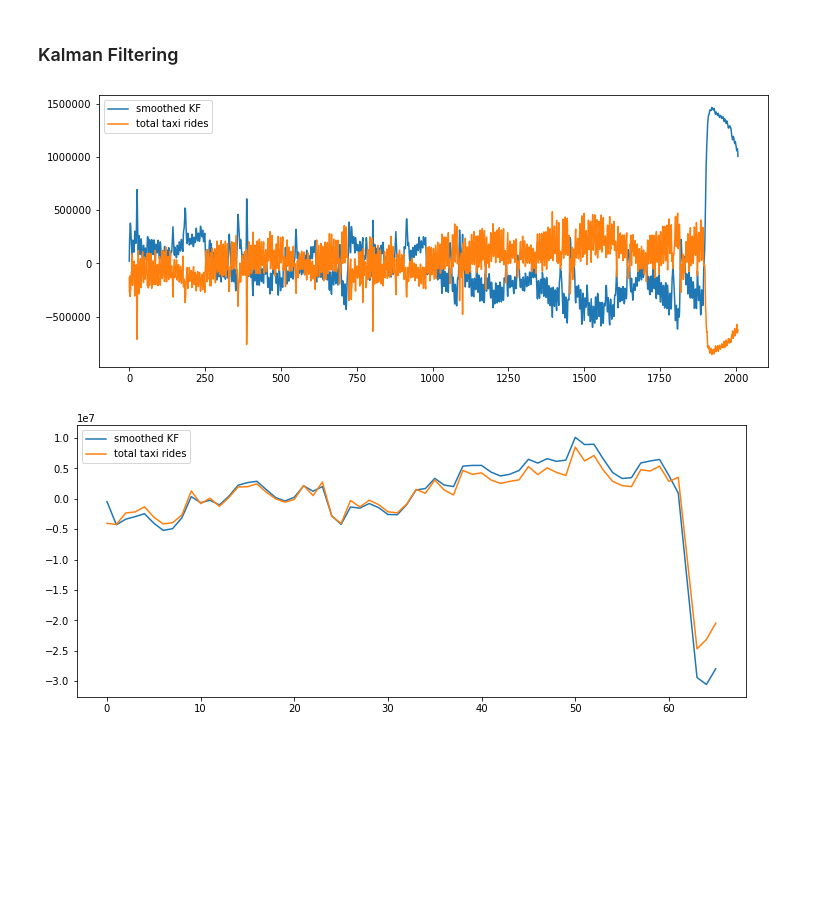
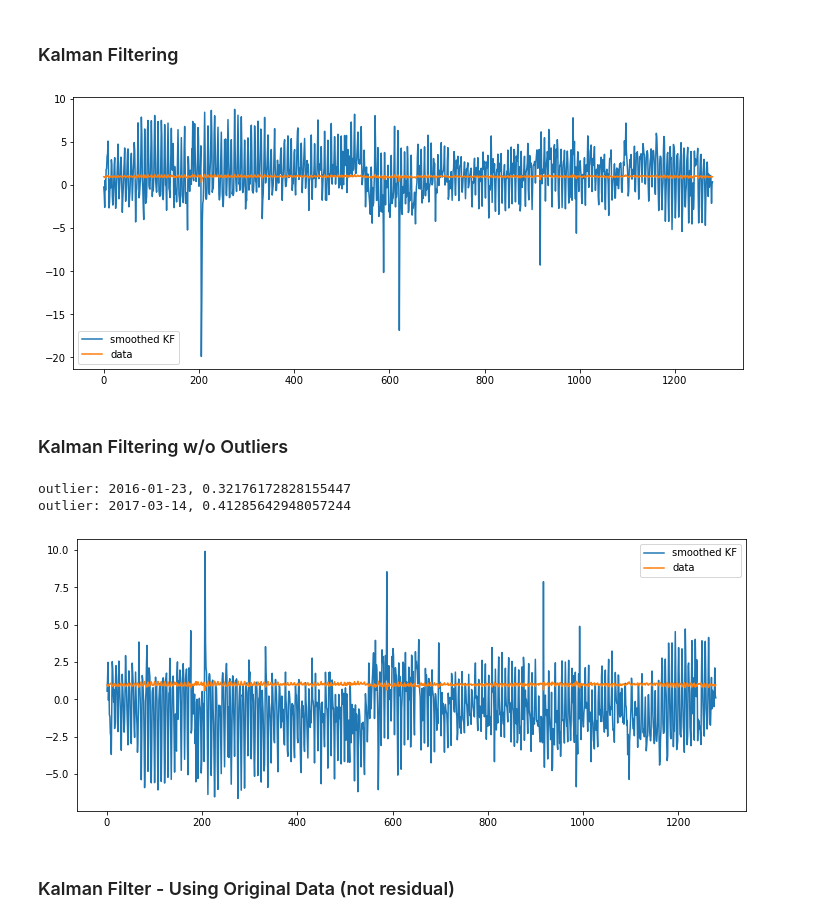
Before and after one commit to sujeongcha/TimeSeries-Transporation-and-Covid19, a Jupyter notebook: Modelling/taxi_modelling.ipynb, the cells around one changed output. Saved outputs shown, nothing was run; the diff lists cells and outputs as text; code cells hidden in the pictures; blank space fills up the shorter version.

```diff
--- a/Modelling/taxi_modelling.ipynb
+++ b/Modelling/taxi_modelling.ipynb
@@ -294,22 +272,23 @@ de_allPeriod = sm.tsa.tsatools.detrend(total_daily)
 n_dim_state = 1
 n_dim_obs = 1
 kf_daily = KalmanFilter(n_dim_state=n_dim_state, n_dim_obs=n_dim_obs,
-                  transition_matrices = np.eye(n_dim_state)*.9,
-                  transition_covariance = np.eye(n_dim_state)*10,
-                  observation_matrices = np.random.randn(n_dim_state*n_dim_obs).reshape(n_dim_obs, n_dim_state),
-                  observation_covariance = np.eye(n_dim_obs)*10,
-                  initial_state_mean = np.zeros(n_dim_state),
-                  initial_state_covariance = np.eye(n_dim_state))
-kf_daily = kf_daily.em(de_allPeriod, n_iter=5)
+                        transition_matrices = np.eye(n_dim_state)*.9,
+                        transition_covariance = np.eye(n_dim_state)*10,
+                        observation_matrices = np.random.randn(n_dim_state*n_dim_obs).reshape(n_dim_obs, n_dim_state),
+                        observation_covariance = np.eye(n_dim_obs)*10,
+                        initial_state_mean = np.zeros(n_dim_state),
+                        initial_state_covariance = np.eye(n_dim_state),
+                        random_state=42)
+kf_daily = kf_daily.em(train_resid, n_iter=50, em_vars='all')
 # %%
-filtered_mean, filtered_cov = kf_daily.filter(de_allPeriod)
-smoothed_mean, smoothed_cov = kf_daily.smooth(de_allPeriod)
+filtered_mean, filtered_cov = kf_daily.filter(train_resid)
+smoothed_mean, smoothed_cov = kf_daily.smooth(train_resid)
 # %%
 plt.figure(figsize=(12,5))
 plt.plot(smoothed_mean, label="smoothed KF")
 # plt.plot(filtered_mean, label="filtered KF")
-plt.plot(de_allPeriod.values, label="total taxi rides")
+plt.plot(train_resid.values, label="data")
 plt.legend()
 plt.show()
 # %% [output]
-[figure, old version]
+[figure, new version]
@@ -325,3 +295,17 @@ de_allPeriod_monthly = sm.tsa.tsatools.detrend(total_taxi_monthly)
+# %% [markdown]
+### Kalman Filtering w/o Outliers
+# %%
+# Removing outliers
+outliers = ['2016-01-23', '2017-03-14']
+print(f'outlier: {outliers[0]}, {train_resid[outliers[0]]}')
+print(f'outlier: {outliers[1]}, {train_resid[outliers[1]]}')
+
+train_resid_wo_outliers = train_resid.copy()
+train_resid_wo_outliers[outliers[0]] = (train_resid_wo_outliers['2016-01-22'] + train_resid_wo_outliers['2016-01-24']) / 2
+train_resid_wo_outliers[outliers[1]] = (train_resid_wo_outliers['2017-03-13'] + train_resid_wo_outliers['2017-03-15']) / 2
+# %% [output]
+outlier: 2016-01-23, 0.32176172828155447
+outlier: 2017-03-14, 0.41285642948057244
 # %%
 n_dim_state = 1
 n_dim_obs = 1
@@ -339,9 +324,9 @@ smoothed_mean, smoothed_cov = kf_monthly.smooth(de_allPeriod_monthly)
 # %%
 plt.figure(figsize=(12,5))
-plt.plot(smoothed_mean, label="smoothed KF")
-# plt.plot(filtered_mean, label="filtered KF")
-plt.plot(de_allPeriod_monthly.values, label="total taxi rides")
+plt.plot(smoothed_mean_wo_outliers, label="smoothed KF")
+# plt.plot(filtered_mean_wo_outliers, label="filtered KF")
+plt.plot(train_resid_wo_outliers.values, label="data")
 plt.legend()
 plt.show()
 # %% [output]
-[figure, old version]
+[figure, new version]
@@ -359,0 +333,2 @@ def MSE(pred):
+# %% [markdown]
+### Kalman Filter - Using Original Data (not residual)
```
Also changed, not shown: parts of 25 cells of this notebook.
